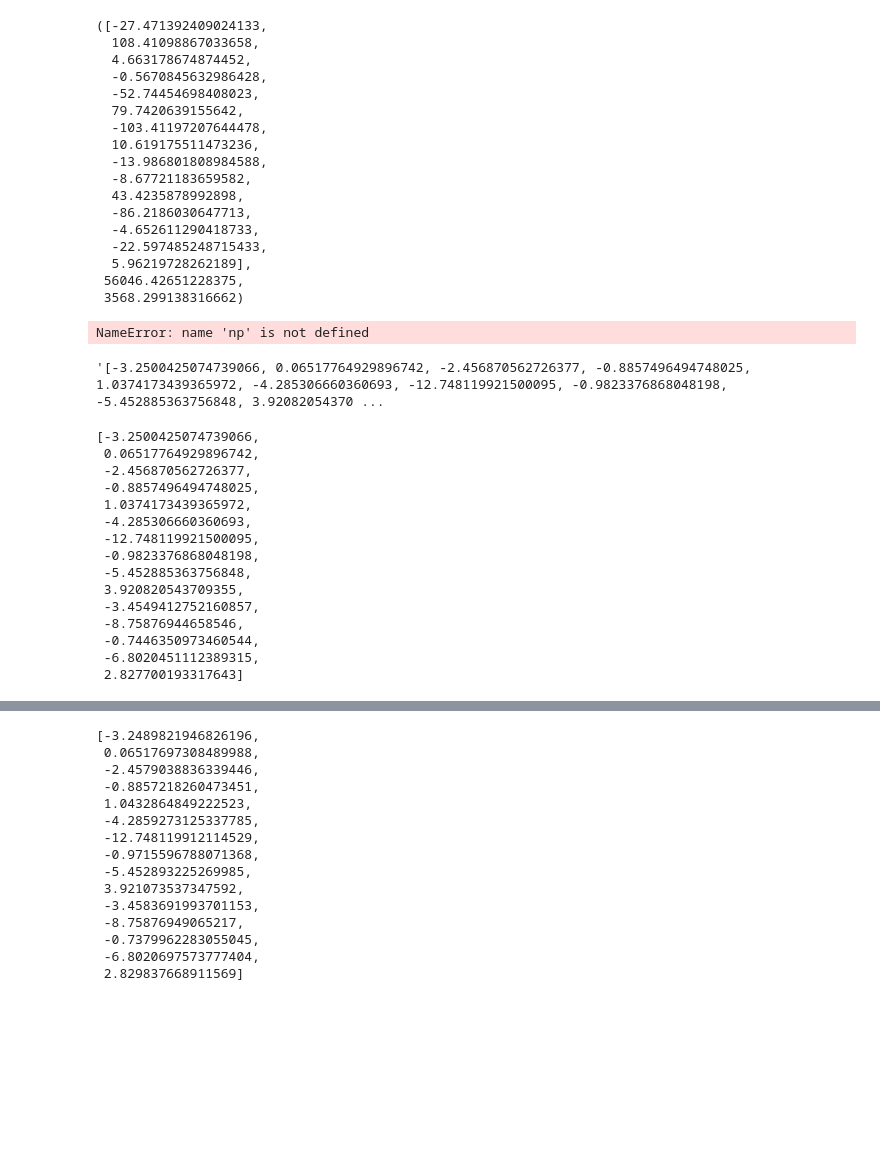
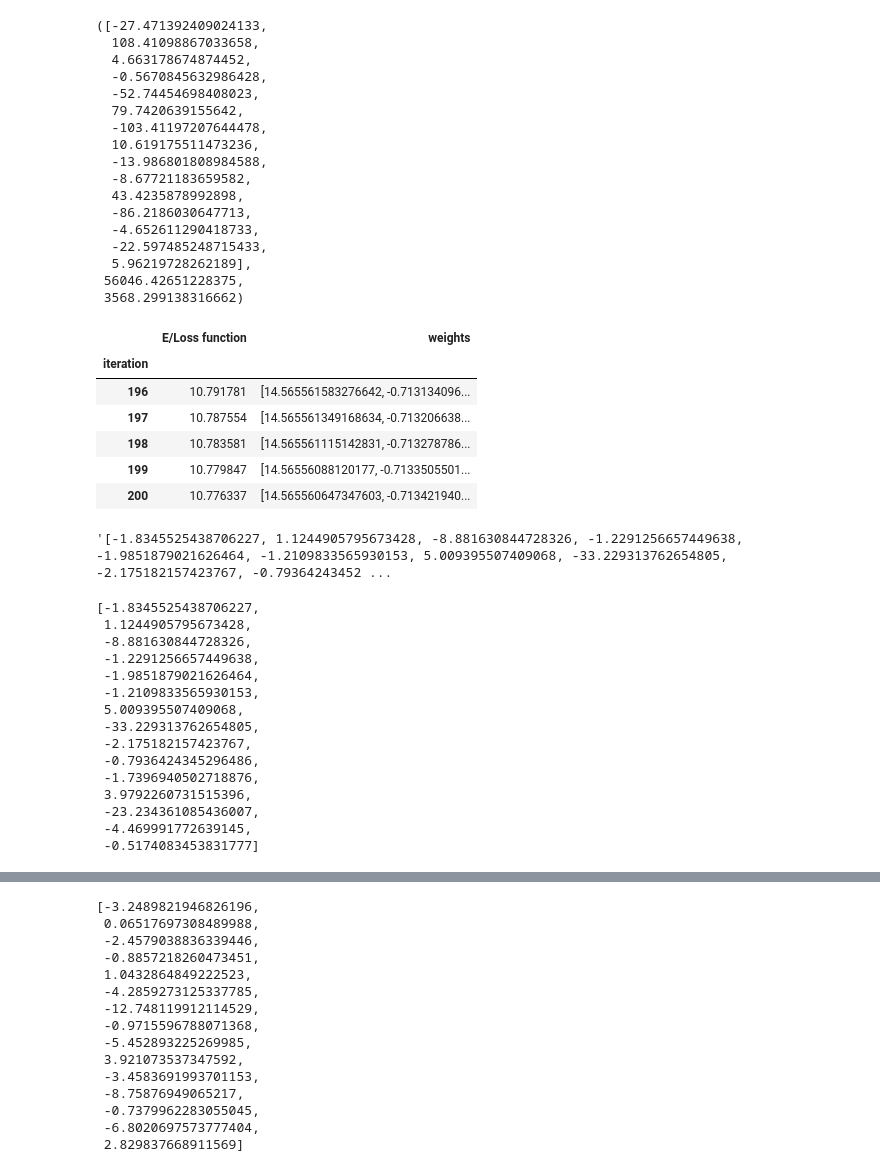
Before and after one commit to nicolahcm/code_thesis_fractional_diff_eq, a Jupyter notebook: Test with conformal derivatives-Copy1.ipynb, the cells around one changed output, grey strips where cells are left out. Cells and saved outputs as stored; diff of their text form; code cells hidden in the pictures; blank space fills up the shorter version.

```diff
--- a/Test with conformal derivatives-Copy1.ipynb
+++ b/Test with conformal derivatives-Copy1.ipynb
@@ -438,46 +438,52 @@ def iterate_updation_of_weights(nr_iterations,alp,learn_rate,v0,v1,v2,v3,v4,w0,w
 # DON'T RUN THE FOLLOWING. GIVES THE BEST RESULT
 # %%
 learn_rate = 0.02
-nr_iterations = 2500
+nr_iterations = 200
 alp = 0.64
 
 # 123 approximates pretty well
 # 131 seed also approximates well. Learn_rate 0.02 and nr iterations 2500
-np.random.seed(131)
+np.random.seed(3)
 sampl = np.random.uniform(low=-2, high=5, size=(15,))
 v0,v1,v2,v3,v4,w0,w1,w2,w3,w4,u0,u1,u2,u3,u4 = sampl
 
 
-# final_df = iterate_updation_of_weights(nr_iterations,alp,learn_rate,v0,v1,v2,v3,v4,w0,w1,w2,w3,w4,u0,u1,u2,u3,u4)
+final_df = iterate_updation_of_weights(nr_iterations,alp,learn_rate,v0,v1,v2,v3,v4,w0,w1,w2,w3,w4,u0,u1,u2,u3,u4)
 # final_df.to_csv('results_from_tests/best_results_example1_paper_alpha05.csv')
-final_df = pd.read_csv('results_from_tests/best_results_example1_paper_alpha05.csv')
+# final_df = pd.read_csv('results_from_tests/best_results_example1_paper_alpha05.csv')
 
 final_df.tail()
 # %% [output]
-NameError: name 'np' is not defined
+|  | E/Loss function | weights |
+| iteration |  |  |
+| 196 | 10.791781 | [14.565561583276642, -0.713134096... |
+| 197 | 10.787554 | [14.565561349168634, -0.713206638... |
+| 198 | 10.783581 | [14.565561115142831, -0.713278786... |
+| 199 | 10.779847 | [14.56556088120177, -0.7133505501... |
+| 200 | 10.776337 | [14.565560647347603, -0.713421940... |
 # %%
 final_weights = final_df.weights.iloc[-1]
 final_weights
 # %% [output]
-'[-3.2500425074739066, 0.06517764929896742, -2.456870562726377, -0.8857496494748025, 1.0374173439365972, -4.285306660360693, -12.748119921500095, -0.9823376868048198, -5.452885363756848, 3.92082054370 ...
+'[-1.8345525438706227, 1.1244905795673428, -8.881630844728326, -1.2291256657449638, -1.9851879021626464, -1.2109833565930153, 5.009395507409068, -33.229313762654805, -2.175182157423767, -0.79364243452 ...
 # %%
 final_weights = final_df.weights.iloc[-1]
 final_weights = final_weights.replace('[','').replace(']','').split(',')
 final_weights = [float(x) for x in final_weights]
 final_weights
 # %% [output]
-[-3.2500425074739066,
- 0.06517764929896742,
- -2.456870562726377,
- -0.8857496494748025,
- 1.0374173439365972,
- -4.285306660360693,
- -12.748119921500095,
- -0.9823376868048198,
- -5.452885363756848,
- 3.920820543709355,
- -3.4549412752160857,
- -8.75876944658546,
- -0.7446350973460544,
- -6.8020451112389315,
- 2.827700193317643]
+[-1.8345525438706227,
+ 1.1244905795673428,
+ -8.881630844728326,
+ -1.2291256657449638,
+ -1.9851879021626464,
+ -1.2109833565930153,
+ 5.009395507409068,
+ -33.229313762654805,
+ -2.175182157423767,
+ -0.7936424345296486,
+ -1.7396940502718876,
+ 3.9792260731515396,
+ -23.234361085436007,
+ -4.469991772639145,
+ -0.5174083453831777]
```
Also changed, not shown: parts of 3 cells of this notebook, 3 other files.
